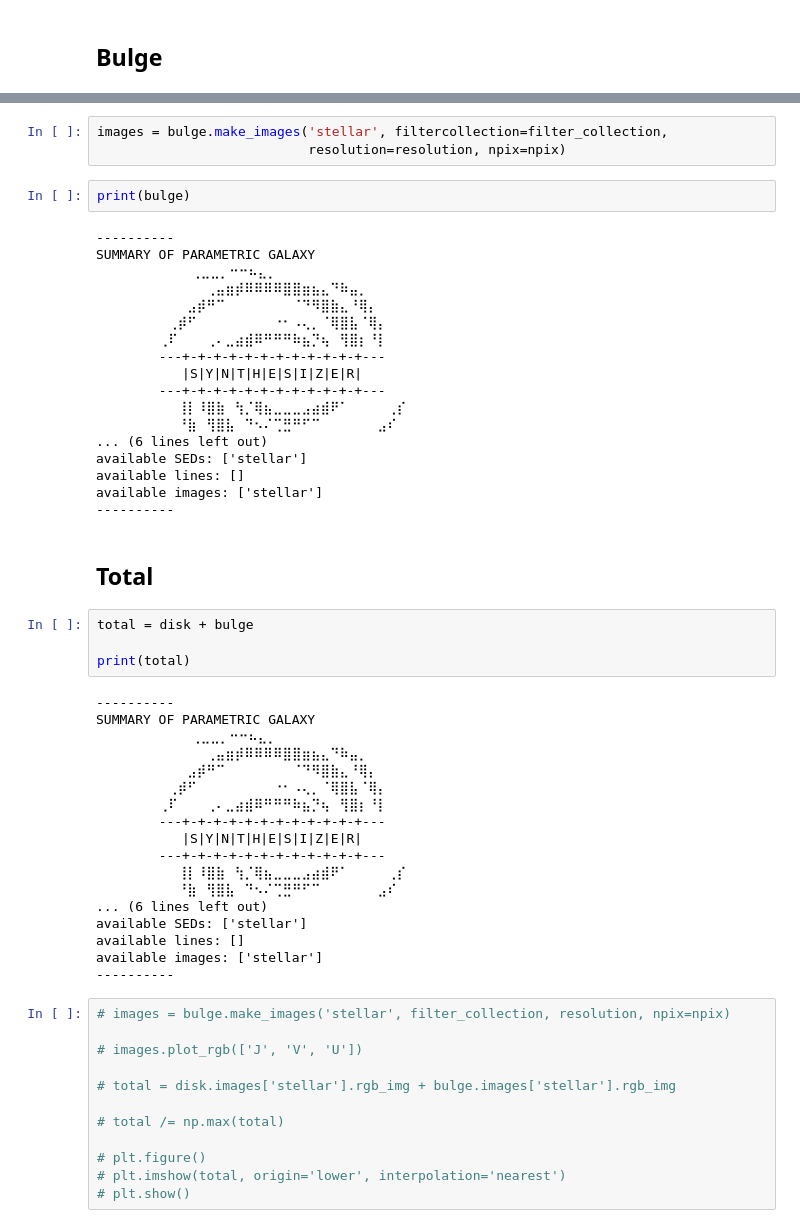
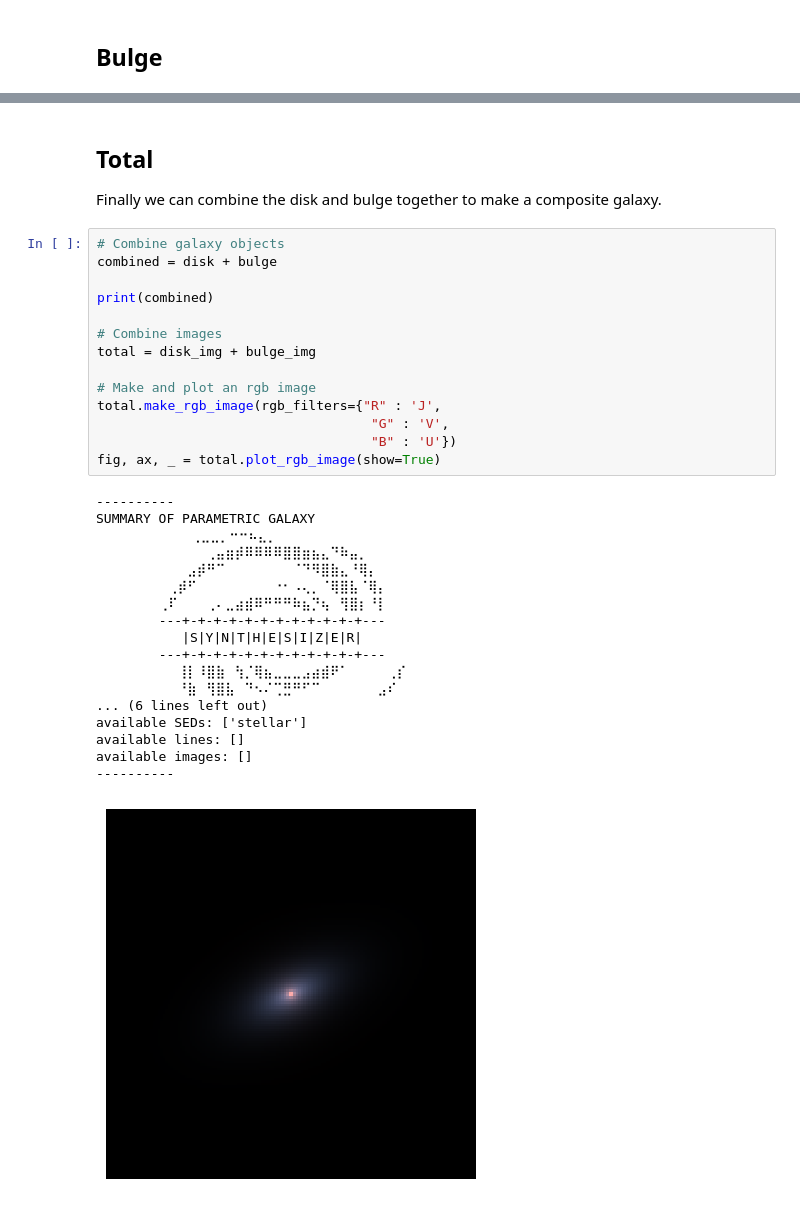
Before and after one commit to WillJRoper/synthesizer-history_change, a Jupyter notebook: docs/source/parametric/generate_composite_galaxy.ipynb, the cells around one changed output, grey strips where cells are left out. Cells and saved outputs as stored; diff of their text form.

```diff
--- a/docs/source/parametric/generate_composite_galaxy.ipynb
+++ b/docs/source/parametric/generate_composite_galaxy.ipynb
@@ -110,59 +155,37 @@ Make images
-# %%
-images = bulge.make_images('stellar', filtercollection=filter_collection,
-                           resolution=resolution, npix=npix)
-# %%
-print(bulge)
-# %% [output]
-----------
-SUMMARY OF PARAMETRIC GALAXY
-⠀⠀⠀⠀⠀⠀⠀⠀⠀⠀⢀⣀⣀⡀⠒⠒⠦⣄⡀⠀⠀⠀⠀⠀⠀⠀
-        ⠀⠀⠀⠀⠀⢀⣤⣶⡾⠿⠿⠿⠿⣿⣿⣶⣦⣄⠙⠷⣤⡀⠀⠀⠀⠀
-        ⠀⠀⠀⣠⡾⠛⠉⠀⠀⠀⠀⠀⠀⠀⠈⠙⠻⣿⣷⣄⠘⢿⡄⠀⠀⠀
-        ⠀⢀⡾⠋⠀⠀⠀⠀⠀⠀⠀⠀⠐⠂⠠⢄⡀⠈⢿⣿⣧⠈⢿⡄⠀⠀
-        ⢀⠏⠀⠀⠀⢀⠄⣀⣴⣾⠿⠛⠛⠛⠷⣦⡙⢦⠀⢻⣿⡆⠘⡇⠀⠀
-        ---+-+-+-+-+-+-+-+-+-+-+-+---
-           |S|Y|N|T|H|E|S|I|Z|E|R|
-        ---+-+-+-+-+-+-+-+-+-+-+-+---
-        ⠀⠀⢸⡇⠸⣿⣷⠀⢳⡈⢿⣦⣀⣀⣀⣠⣴⣾⠟⠁⠀⠀⠀⠀⢀⡎
-        ⠀⠀⠘⣷⠀⢻⣿⣧⠀⠙⠢⠌⢉⣛⠛⠋⠉⠀⠀⠀⠀⠀⠀⣠⠎⠀
-... (6 lines left out)
-available SEDs: ['stellar']
-available lines: []
-available images: ['stellar']
-----------
 # %% [markdown]
 ## Total
+
+Finally we can combine the disk and bulge together to make a composite galaxy.
 # %%
-total = disk + bulge
+# Combine galaxy objects
+combined = disk + bulge
 
-print(total)
+print(combined)
+
+# Combine images
+total = disk_img + bulge_img
+
+# Make and plot an rgb image
+total.make_rgb_image(rgb_filters={"R" : 'J',
+                                   "G" : 'V',
+                                   "B" : 'U'})
+fig, ax, _ = total.plot_rgb_image(show=True)
 # %% [output]
 ----------
 SUMMARY OF PARAMETRIC GALAXY
 ⠀⠀⠀⠀⠀⠀⠀⠀⠀⠀⢀⣀⣀⡀⠒⠒⠦⣄⡀⠀⠀⠀⠀⠀⠀⠀
         ⠀⠀⠀⠀⠀⢀⣤⣶⡾⠿⠿⠿⠿⣿⣿⣶⣦⣄⠙⠷⣤⡀⠀⠀⠀⠀
         ⠀⠀⠀⣠⡾⠛⠉⠀⠀⠀⠀⠀⠀⠀⠈⠙⠻⣿⣷⣄⠘⢿⡄⠀⠀⠀
         ⠀⢀⡾⠋⠀⠀⠀⠀⠀⠀⠀⠀⠐⠂⠠⢄⡀⠈⢿⣿⣧⠈⢿⡄⠀⠀
         ⢀⠏⠀⠀⠀⢀⠄⣀⣴⣾⠿⠛⠛⠛⠷⣦⡙⢦⠀⢻⣿⡆⠘⡇⠀⠀
         ---+-+-+-+-+-+-+-+-+-+-+-+---
            |S|Y|N|T|H|E|S|I|Z|E|R|
         ---+-+-+-+-+-+-+-+-+-+-+-+---
         ⠀⠀⢸⡇⠸⣿⣷⠀⢳⡈⢿⣦⣀⣀⣀⣠⣴⣾⠟⠁⠀⠀⠀⠀⢀⡎
         ⠀⠀⠘⣷⠀⢻⣿⣧⠀⠙⠢⠌⢉⣛⠛⠋⠉⠀⠀⠀⠀⠀⠀⣠⠎⠀
 ... (6 lines left out)
 available SEDs: ['stellar']
 available lines: []
-available images: ['stellar']
+available images: []
 ----------
+[figure, added]
-# %%
-# images = bulge.make_images('stellar', filter_collection, resolution, npix=npix)
-
-# images.plot_rgb(['J', 'V', 'U'])
-
-# total = disk.images['stellar'].rgb_img + bulge.images['stellar'].rgb_img
-
-# total /= np.max(total)
-
-# plt.figure()
-# plt.imshow(total, origin='lower', interpolation='nearest')
-# plt.show()
```
Also changed, not shown: parts of 22 cells of this notebook.
